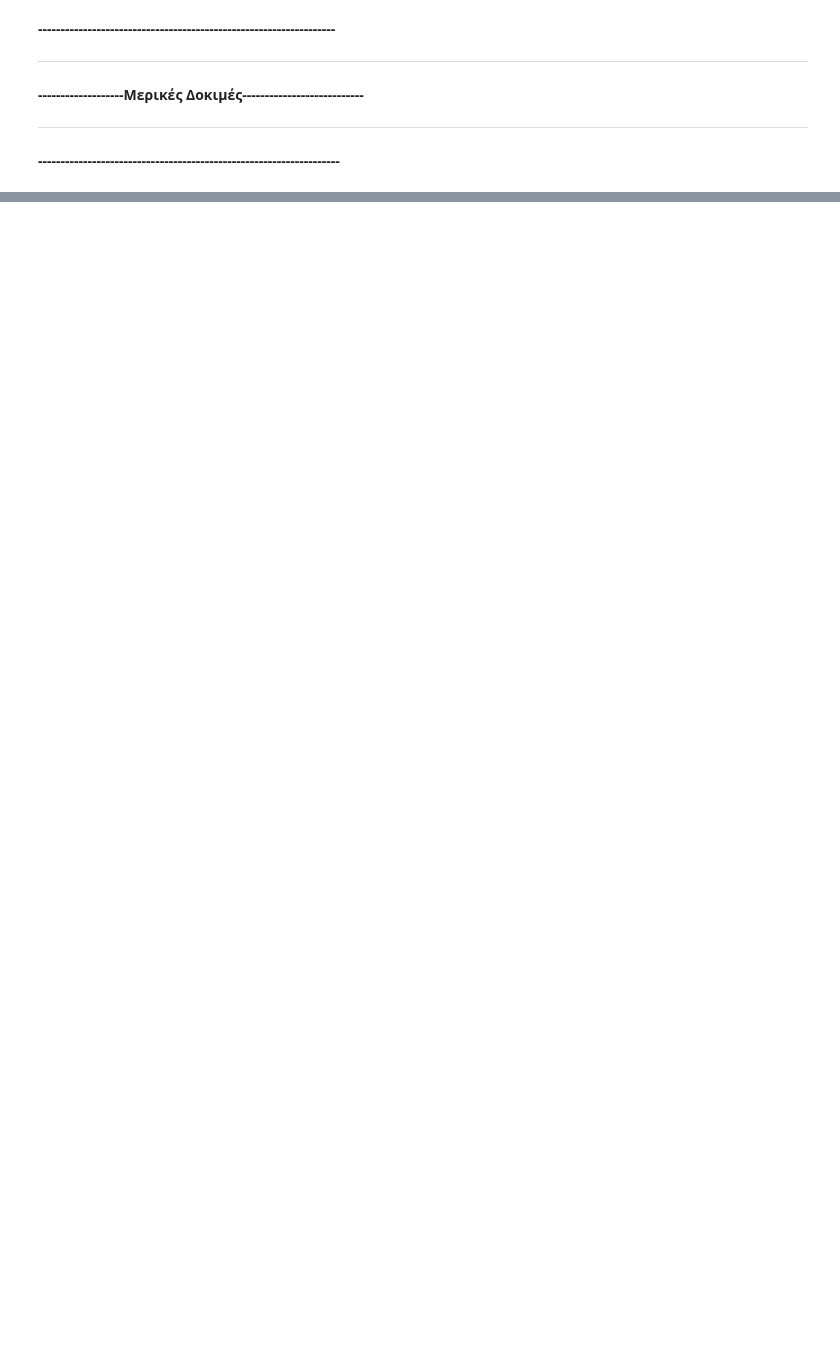
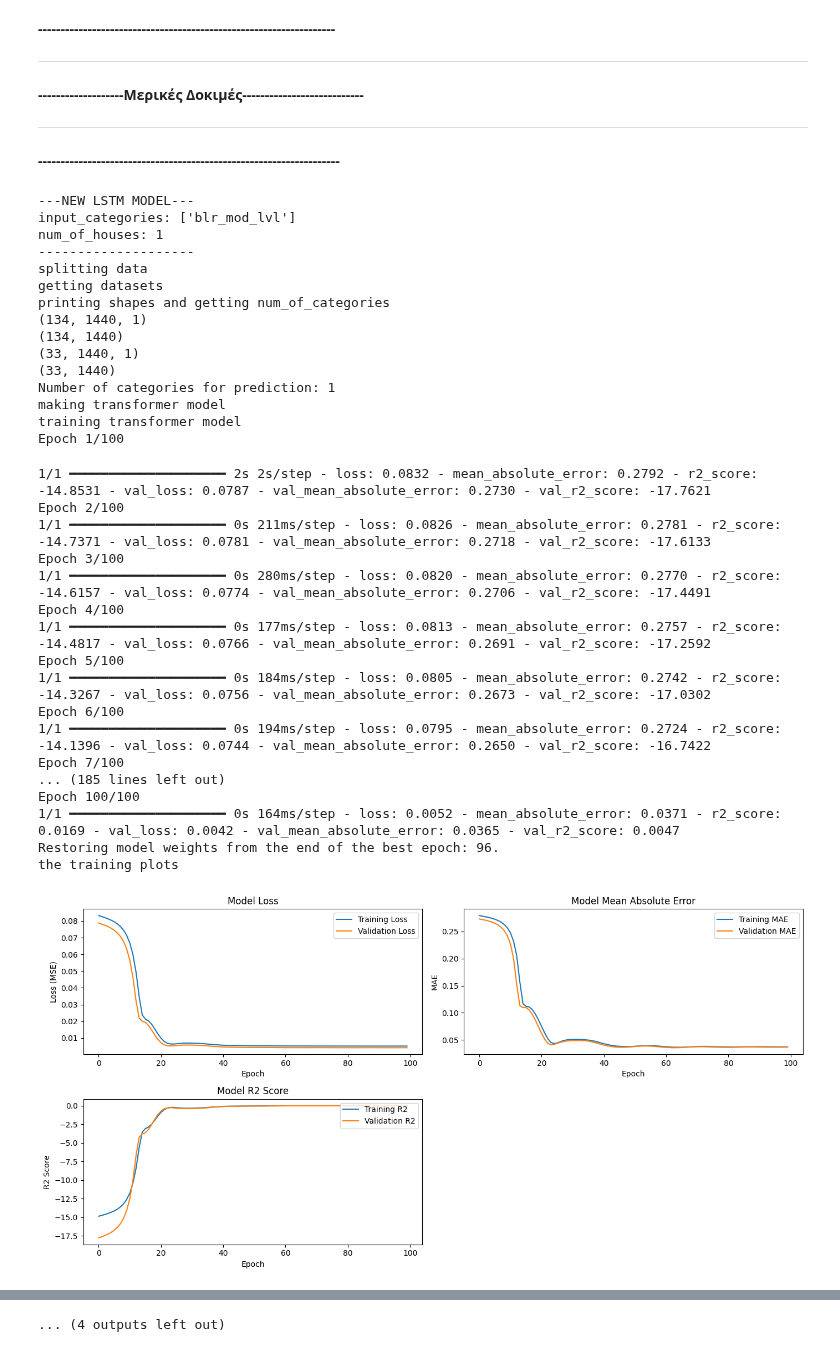
Before and after one commit to GeorgiosKalaras/boilers, a Jupyter notebook: code/lstm_processing_data.ipynb, the cells around one changed output, grey strips where cells are left out. Saved outputs shown, nothing was run; the diff lists cells and outputs as text; code cells hidden in the pictures; blank space fills up the shorter version.

```diff
--- a/code/lstm_processing_data.ipynb
+++ b/code/lstm_processing_data.ipynb
@@ -647,19 +719,0 @@ finished
-# %%
-# !! re-running model training for category = all_categories and 1, 4 houses !!
-
-
-# with "improved" LSTM layers of model  AND no shuffling for datasets
-batch_size=512
-# !!! geting error_metrics !!!
-
-# all categories used for the models
-input_categories = prediction_categories
-test_values_per_house, test_dataset_per_house = get_test_data_per_house(input_categories, batch_size=batch_size)
-for num_of_houses in possible_num_of_houses[:2]:
-        print("---NEW LSTM MODEL---")
-        print("input_categories: "+str(input_categories))
-        print("num_of_houses: "+str(num_of_houses))
-        print("--------------------")
-        model, history, input_categories, num_of_houses = lstm_model_complete(train_data, val_data, input_categories, num_of_houses, batch_size=batch_size)
-        doing_testing(model, input_categories, num_of_houses, test_values_per_house, test_dataset_per_house)
-        print("--------------------")
@@ -755,3 +748,60 @@ finished
 
 ---
 **-------------------------------------------------------------------**
+# %%
+# !!! training to predict 'absorption' instead of 'blr_mod_lvl' !!!
+
+# I am calling the scalers from memory, because 'absorption' has different scalers, not simply:  /100
+
+# !! testing training with 100 seasons (patience = 25)
+
+
+# with "improved" LSTM layers of model  AND no shuffling for datasets
+batch_size=512
+# !!! geting error_metrics !!!
+
+for input_category in prediction_categories:
+    input_categories = [input_category]
+    test_values_per_house, test_dataset_per_house = get_test_data_per_house(input_categories, batch_size=batch_size, category='absorption', output_category='normalized_absorption')
+    for num_of_houses in possible_num_of_houses[:1]:
+        print("---NEW LSTM MODEL---")
+        print("input_categories: "+str(input_categories))
+        print("num_of_houses: "+str(num_of_houses))
+        print("--------------------")
+        model, history, input_categories, num_of_houses = lstm_model_complete(train_data, val_data, input_categories, num_of_houses, batch_size=batch_size, output_category='normalized_absorption')
+        doing_testing(model, input_categories, num_of_houses, test_values_per_house, test_dataset_per_house, category='absorption', save_path='/content/drive/Othercomputers/My_Laptop/code/predicting_absorption/lstm_predictions/', path_to_lstm_error_metrics='/content/drive/Othercomputers/My_Laptop/code/predicting_absorption/absorption_lstm_error_metrics.csv')
+        print("--------------------")
+# %% [output]
+---NEW LSTM MODEL---
+input_categories: ['blr_mod_lvl']
+num_of_houses: 1
+--------------------
+splitting data
+getting datasets
+printing shapes and getting num_of_categories
+(134, 1440, 1)
+(134, 1440)
+(33, 1440, 1)
+(33, 1440)
+Number of categories for prediction: 1
+making transformer model
+training transformer model
+Epoch 1/100
+1/1 ━━━━━━━━━━━━━━━━━━━━ 2s 2s/step - loss: 0.0832 - mean_absolute_error: 0.2792 - r2_score: -14.8531 - val_loss: 0.0787 - val_mean_absolute_error: 0.2730 - val_r2_score: -17.7621
+Epoch 2/100
+1/1 ━━━━━━━━━━━━━━━━━━━━ 0s 211ms/step - loss: 0.0826 - mean_absolute_error: 0.2781 - r2_score: -14.7371 - val_loss: 0.0781 - val_mean_absolute_error: 0.2718 - val_r2_score: -17.6133
+Epoch 3/100
+1/1 ━━━━━━━━━━━━━━━━━━━━ 0s 280ms/step - loss: 0.0820 - mean_absolute_error: 0.2770 - r2_score: -14.6157 - val_loss: 0.0774 - val_mean_absolute_error: 0.2706 - val_r2_score: -17.4491
+Epoch 4/100
+1/1 ━━━━━━━━━━━━━━━━━━━━ 0s 177ms/step - loss: 0.0813 - mean_absolute_error: 0.2757 - r2_score: -14.4817 - val_loss: 0.0766 - val_mean_absolute_error: 0.2691 - val_r2_score: -17.2592
+Epoch 5/100
+1/1 ━━━━━━━━━━━━━━━━━━━━ 0s 184ms/step - loss: 0.0805 - mean_absolute_error: 0.2742 - r2_score: -14.3267 - val_loss: 0.0756 - val_mean_absolute_error: 0.2673 - val_r2_score: -17.0302
+Epoch 6/100
+1/1 ━━━━━━━━━━━━━━━━━━━━ 0s 194ms/step - loss: 0.0795 - mean_absolute_error: 0.2724 - r2_score: -14.1396 - val_loss: 0.0744 - val_mean_absolute_error: 0.2650 - val_r2_score: -16.7422
+Epoch 7/100
+... (185 lines left out)
+Epoch 100/100
+1/1 ━━━━━━━━━━━━━━━━━━━━ 0s 164ms/step - loss: 0.0052 - mean_absolute_error: 0.0371 - r2_score: 0.0169 - val_loss: 0.0042 - val_mean_absolute_error: 0.0365 - val_r2_score: 0.0047
+Restoring model weights from the end of the best epoch: 96.
+the training plots
+[figure, added]
@@ -757,0 +913 @@ finished
+... (4 outputs left out)
```
Also changed, not shown: parts of 32 cells of this notebook, 10 other files.
